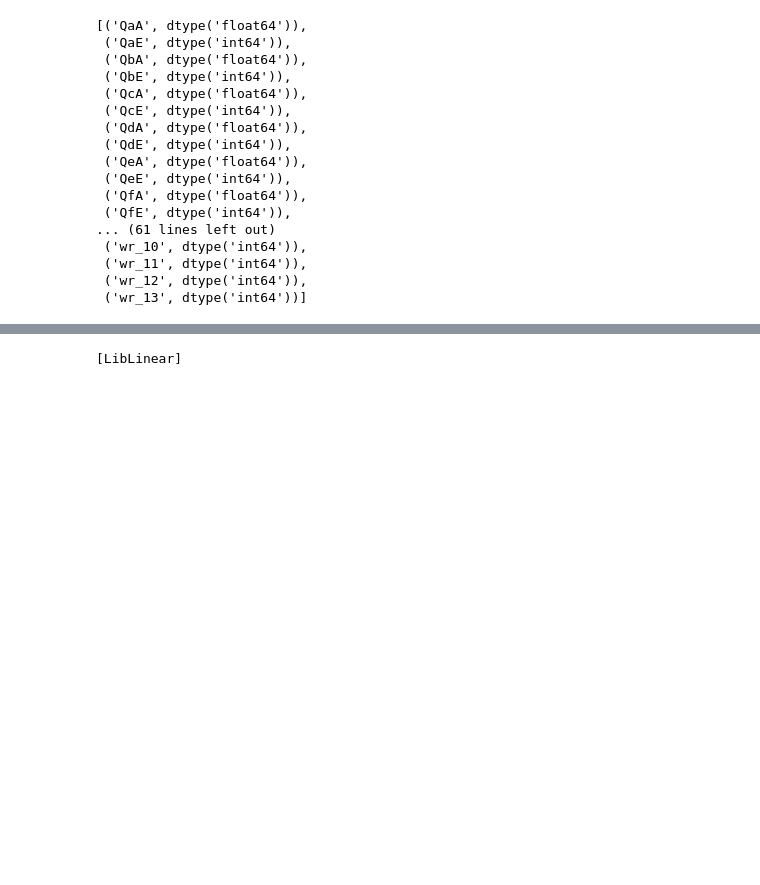
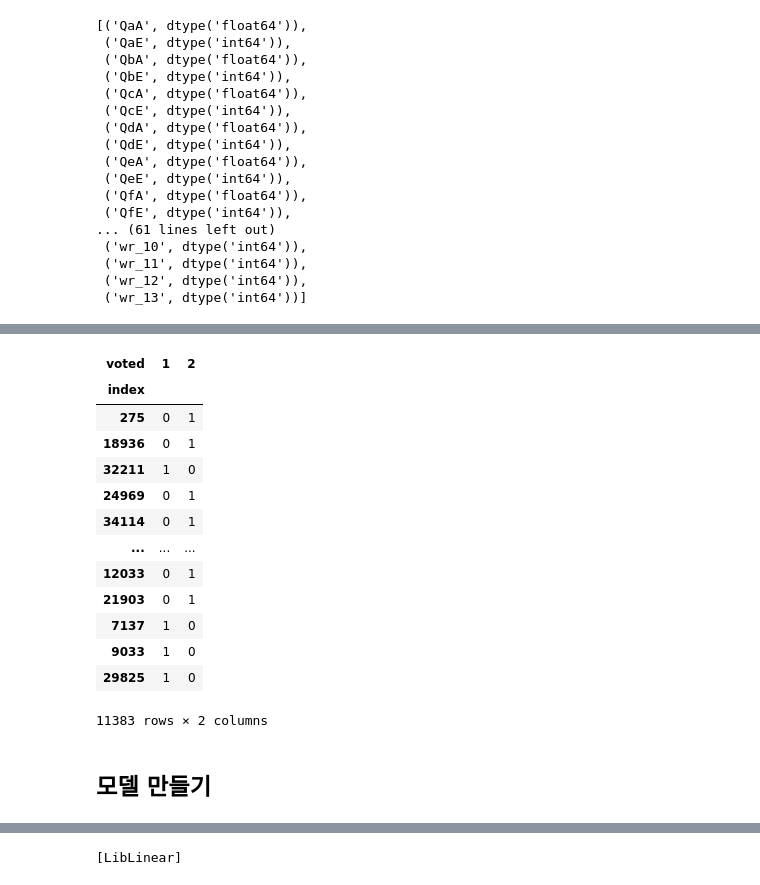
Before and after one commit to Myeongchan-Kim/KagglePractice, a Jupyter notebook: Vote_byPsychology/Dacon_Psycology_submission2_continus_scale.ipynb, the cells around one changed output, grey strips where cells are left out. Cells and saved outputs as stored; diff of their text form; code cells hidden in the pictures; blank space fills up the shorter version.

```diff
--- a/VoteByPsychology/Dacon_Psycology_submission2_continus_scale.ipynb
+++ b/Vote_byPsychology/Dacon_Psycology_submission2_continus_scale.ipynb
@@ -204,0 +227,20 @@ X_train, X_val, y_train, y_val = train_test_split(train_x_new, train_y, test_siz
+# %%
+y_val_binary = pd.get_dummies(y_val)
+y_val_binary
+# %% [output]
+| voted | 1 | 2 |
+| index |  |  |
+| 275 | 0 | 1 |
+| 18936 | 0 | 1 |
+| 32211 | 1 | 0 |
+| 24969 | 0 | 1 |
+| 34114 | 0 | 1 |
+| ... | ... | ... |
+| 12033 | 0 | 1 |
+| 21903 | 0 | 1 |
+| 7137 | 1 | 0 |
+| 9033 | 1 | 0 |
+| 29825 | 1 | 0 |
+11383 rows × 2 columns
+# %% [markdown]
+## 모델 만들기
```
Also changed, not shown: parts of 12 cells of this notebook, 19 other files.
